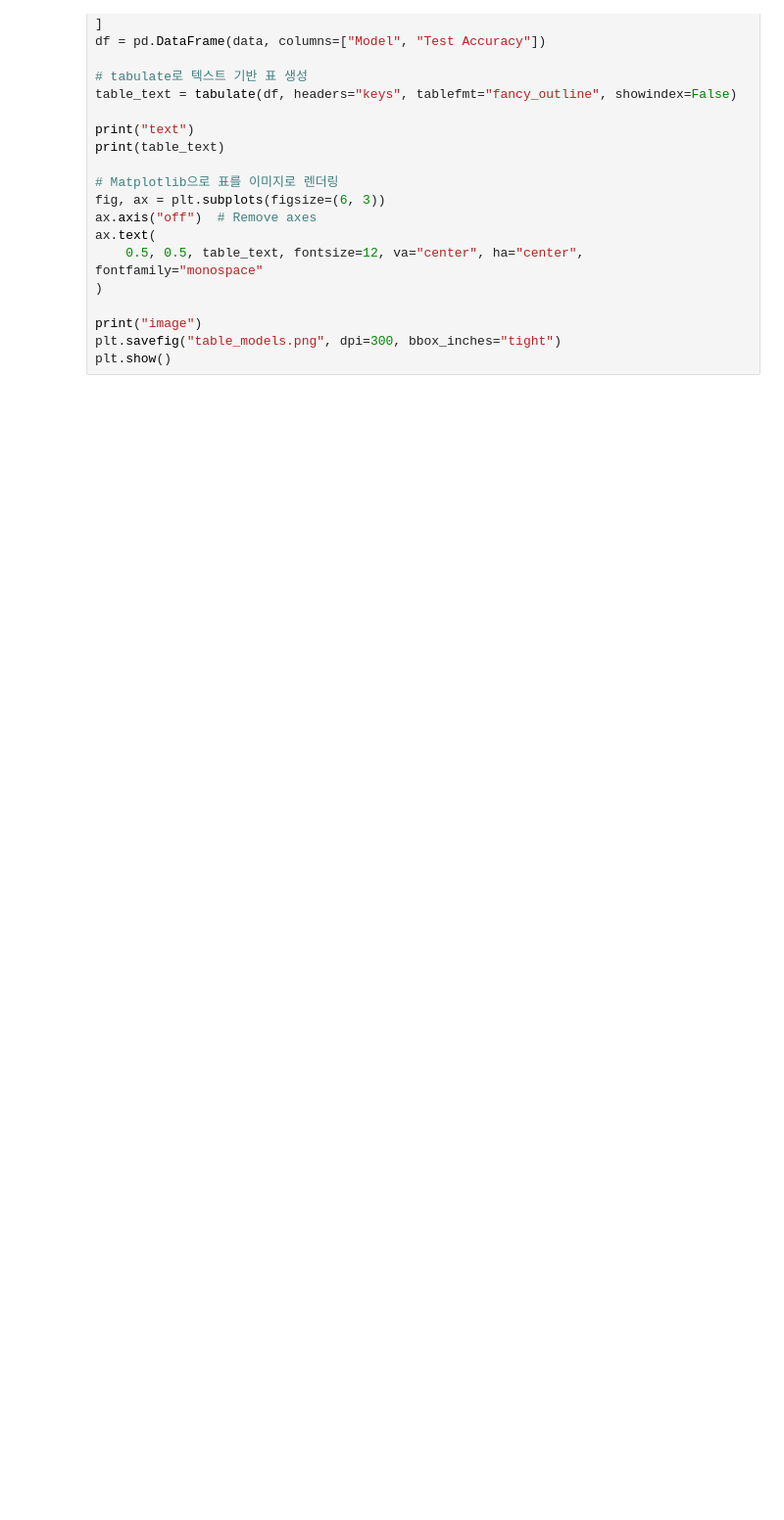
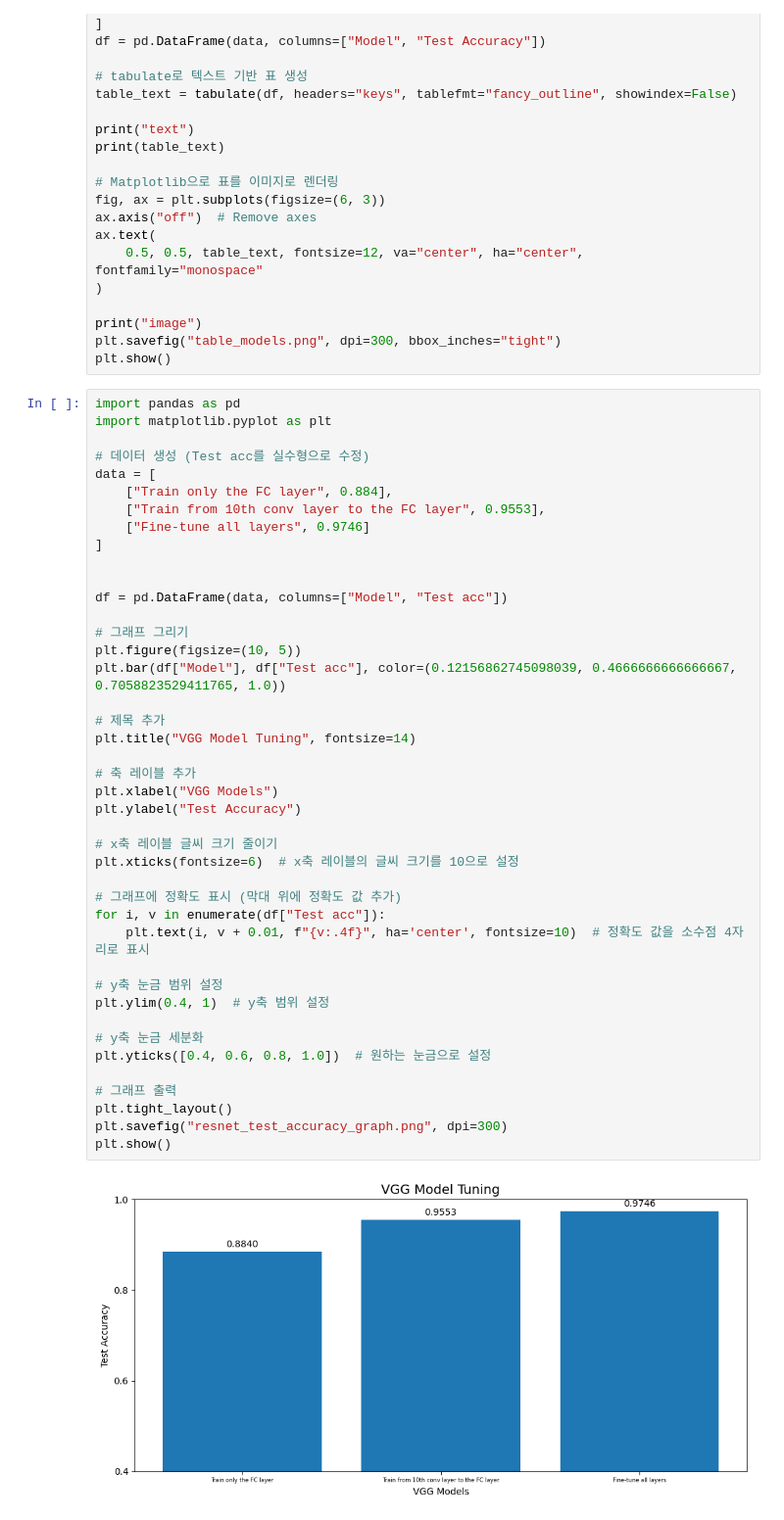
Before and after one commit to jinoov/iie4123-term-project, a Jupyter notebook: visualize.ipynb, the cells around one changed output. Shown: that part at 98% size. Drawn from its saved outputs; the diff is of its cells as text; blank space fills up the shorter version.

```diff
--- a/visualize.ipynb
+++ b/visualize.ipynb
@@ -182,3 +223,47 @@ ax.text(
 print("image")
 plt.savefig("table_models.png", dpi=300, bbox_inches="tight")
 plt.show()
+# %%
+import pandas as pd
+import matplotlib.pyplot as plt
+
+# 데이터 생성 (Test acc를 실수형으로 수정)
+data = [
+    ["Train only the FC layer", 0.884],
+    ["Train from 10th conv layer to the FC layer", 0.9553],
+    ["Fine-tune all layers", 0.9746]
+]
+
+
+df = pd.DataFrame(data, columns=["Model", "Test acc"])
+
+# 그래프 그리기
+plt.figure(figsize=(10, 5))
+plt.bar(df["Model"], df["Test acc"], color=(0.12156862745098039, 0.4666666666666667, 0.7058823529411765, 1.0))
+
+# 제목 추가
+plt.title("VGG Model Tuning", fontsize=14)
+
+# 축 레이블 추가
+plt.xlabel("VGG Models")
+plt.ylabel("Test Accuracy")
+
+# x축 레이블 글씨 크기 줄이기
+plt.xticks(fontsize=6)  # x축 레이블의 글씨 크기를 10으로 설정
+
+# 그래프에 정확도 표시 (막대 위에 정확도 값 추가)
+for i, v in enumerate(df["Test acc"]):
+    plt.text(i, v + 0.01, f"{v:.4f}", ha='center', fontsize=10)  # 정확도 값을 소수점 4자리로 표시
+
+# y축 눈금 범위 설정
+plt.ylim(0.4, 1)  # y축 범위 설정
+
+# y축 눈금 세분화
+plt.yticks([0.4, 0.6, 0.8, 1.0])  # 원하는 눈금으로 설정
+
+# 그래프 출력
+plt.tight_layout()
+plt.savefig("resnet_test_accuracy_graph.png", dpi=300)
+plt.show()
+# %% [output]
+[figure, added]
```
Also changed, not shown: parts of 4 cells of this notebook, 8 other files.
